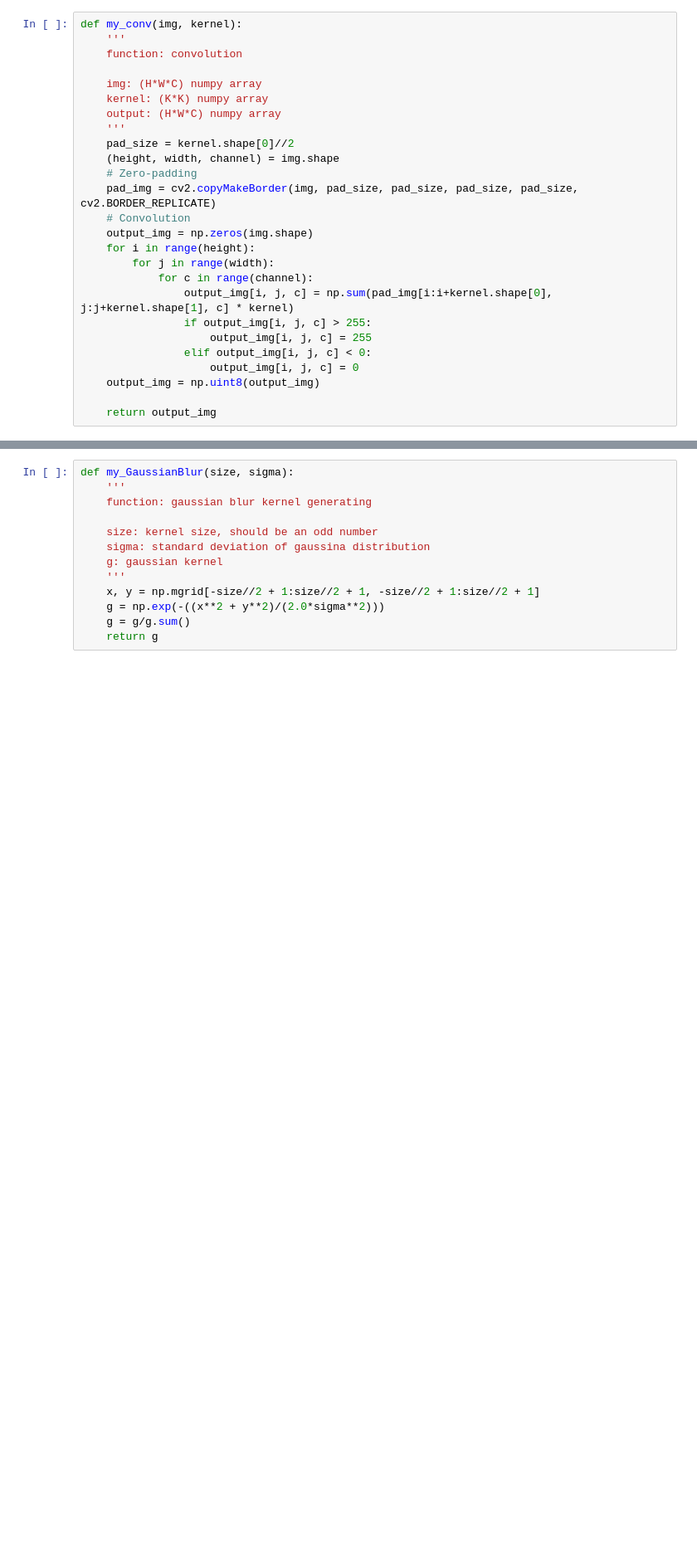
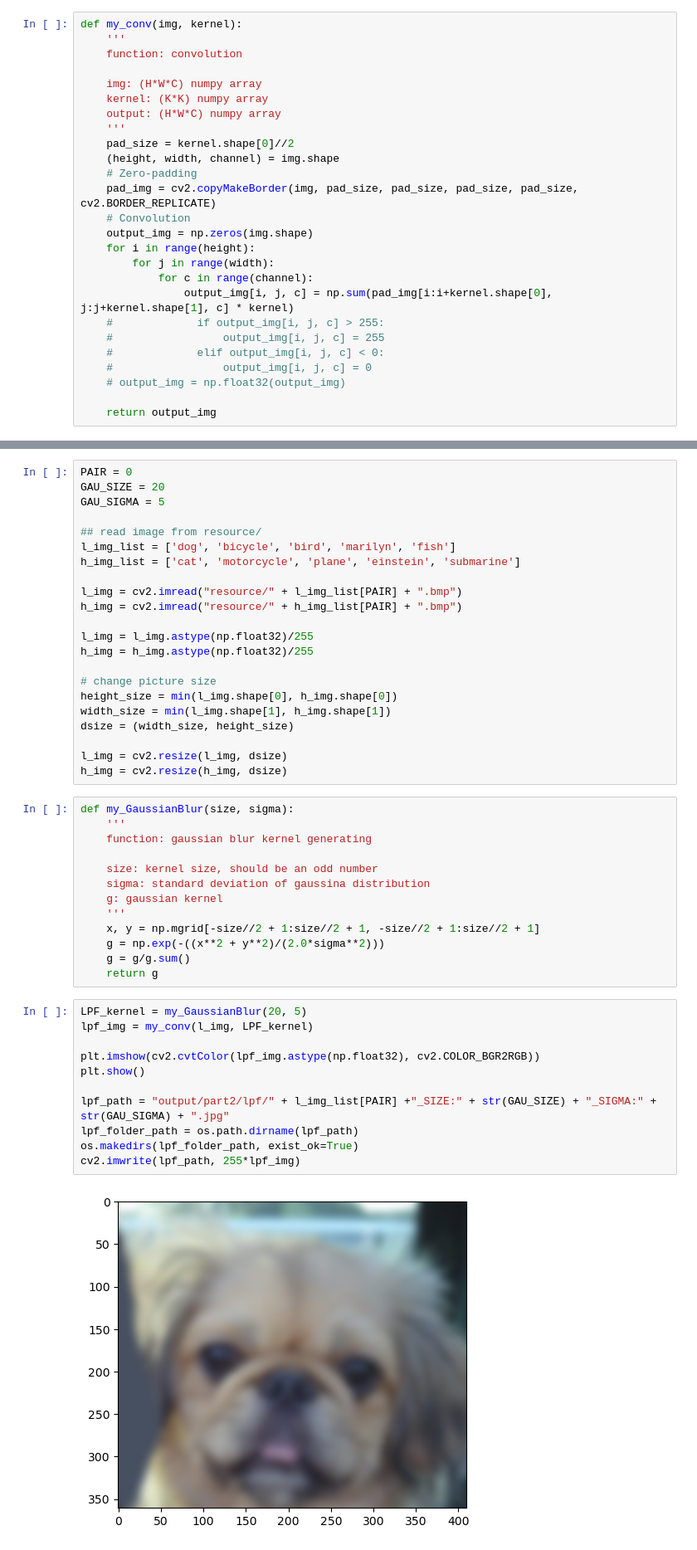
Before and after one commit to How-Wang/NVLab_summer_school, a Jupyter notebook: HW1/part2.ipynb, the cells around one changed output, grey strips where cells are left out. Shown at 83% size. Saved outputs shown, nothing was run; the diff lists cells and outputs as text; blank space fills up the shorter version.

Commit message:
Finish part 2 b

```diff
--- a/HW1/part2.ipynb
+++ b/HW1/part2.ipynb
@@ -44,11 +39,11 @@ def my_conv(img, kernel):
         for j in range(width):
             for c in range(channel):
                 output_img[i, j, c] = np.sum(pad_img[i:i+kernel.shape[0], j:j+kernel.shape[1], c] * kernel)
-                if output_img[i, j, c] > 255:
-                    output_img[i, j, c] = 255
-                elif output_img[i, j, c] < 0:
-                    output_img[i, j, c] = 0
-    output_img = np.uint8(output_img)
+    #             if output_img[i, j, c] > 255:
+    #                 output_img[i, j, c] = 255
+    #             elif output_img[i, j, c] < 0:
+    #                 output_img[i, j, c] = 0
+    # output_img = np.float32(output_img)
 
     return output_img
 # %%
@@ -82,5 +79,27 @@ True
 # %% [markdown]
 B. Hybrid Image
+# %%
+PAIR = 0
+GAU_SIZE = 20
+GAU_SIGMA = 5
+
+## read image from resource/
+l_img_list = ['dog', 'bicycle', 'bird', 'marilyn', 'fish']
+h_img_list = ['cat', 'motorcycle', 'plane', 'einstein', 'submarine']
+
+l_img = cv2.imread("resource/" + l_img_list[PAIR] + ".bmp")
+h_img = cv2.imread("resource/" + h_img_list[PAIR] + ".bmp")
+
+l_img = l_img.astype(np.float32)/255
+h_img = h_img.astype(np.float32)/255
+
+# change picture size
+height_size = min(l_img.shape[0], h_img.shape[0])
+width_size = min(l_img.shape[1], h_img.shape[1])
+dsize = (width_size, height_size)
+
+l_img = cv2.resize(l_img, dsize)
+h_img = cv2.resize(h_img, dsize)
 # %%
 def my_GaussianBlur(size, sigma):
     '''
@@ -94,3 +113,16 @@ def my_GaussianBlur(size, sigma):
     g = np.exp(-((x**2 + y**2)/(2.0*sigma**2)))
     g = g/g.sum()
     return g
+# %%
+LPF_kernel = my_GaussianBlur(20, 5)
+lpf_img = my_conv(l_img, LPF_kernel)
+
+plt.imshow(cv2.cvtColor(lpf_img.astype(np.float32), cv2.COLOR_BGR2RGB))
+plt.show()
+
+lpf_path = "output/part2/lpf/" + l_img_list[PAIR] +"_SIZE:" + str(GAU_SIZE) + "_SIGMA:" + str(GAU_SIGMA) + ".jpg"
+lpf_folder_path = os.path.dirname(lpf_path)
+os.makedirs(lpf_folder_path, exist_ok=True)
+cv2.imwrite(lpf_path, 255*lpf_img)
+# %% [output]
+[figure, added]
```
Also changed, not shown: parts of 11 cells of this notebook, 18 other files.
